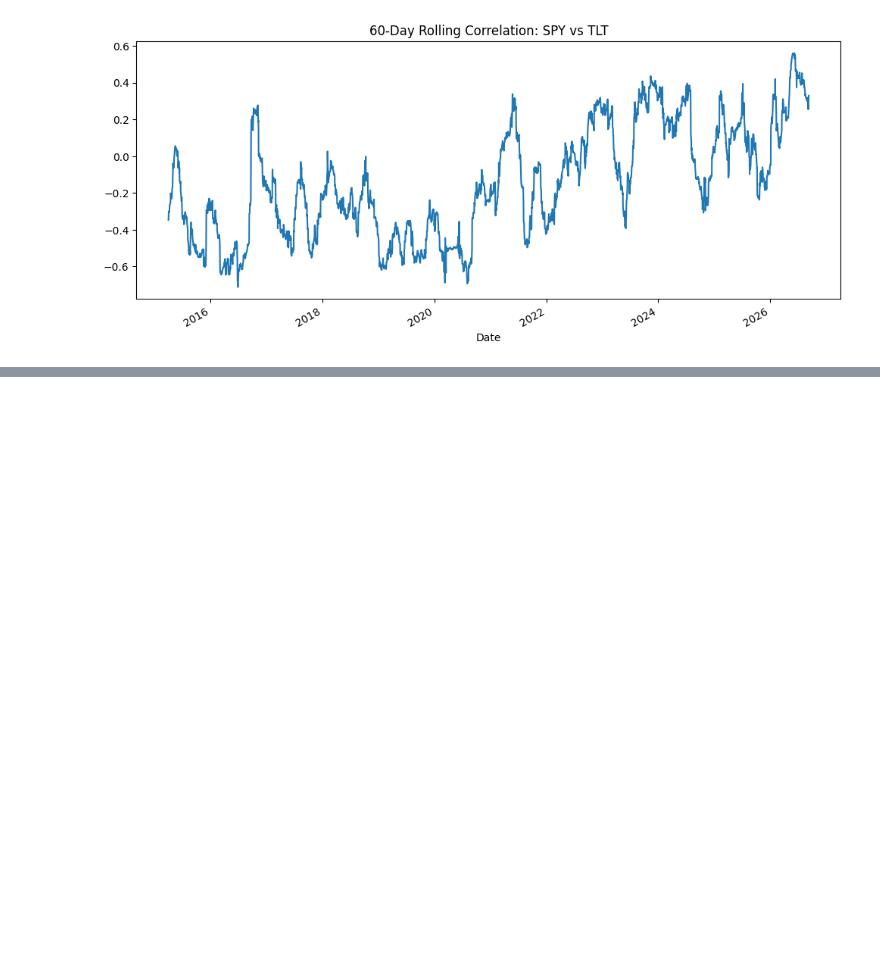
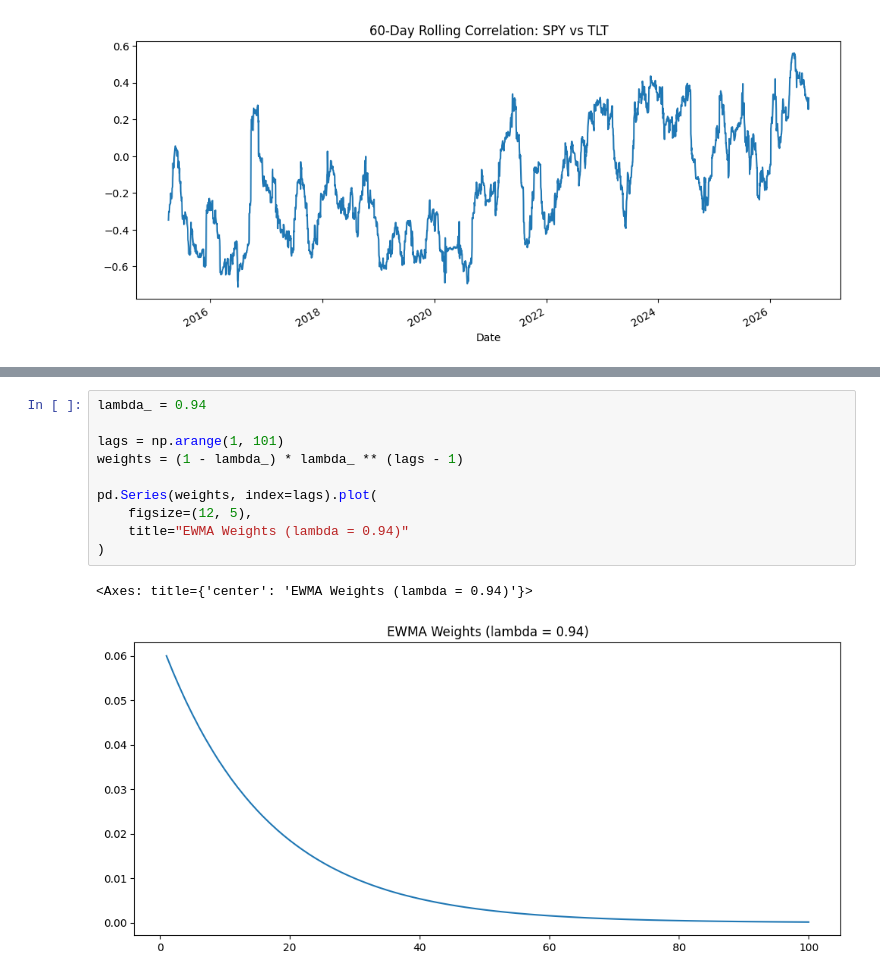
Before and after one commit to Lea17-hub/multi-asset-risk-engine, a Jupyter notebook: 01_market_data.ipynb, the cells around one changed output, grey strips where cells are left out. Drawn from its saved outputs; the diff is of its cells as text; blank space fills up the shorter version.

```diff
--- a/01_market_data.ipynb
+++ b/01_market_data.ipynb
@@ -193,0 +212,13 @@ rolling_corr_spy_tlt.plot(
+# %%
+lambda_ = 0.94
+
+lags = np.arange(1, 101)
+weights = (1 - lambda_) * lambda_ ** (lags - 1)
+
+pd.Series(weights, index=lags).plot(
+    figsize=(12, 5),
+    title="EWMA Weights (lambda = 0.94)"
+)
+# %% [output]
+<Axes: title={'center': 'EWMA Weights (lambda = 0.94)'}>
+[figure, added]
```
Also changed, not shown: parts of 12 cells of this notebook.
